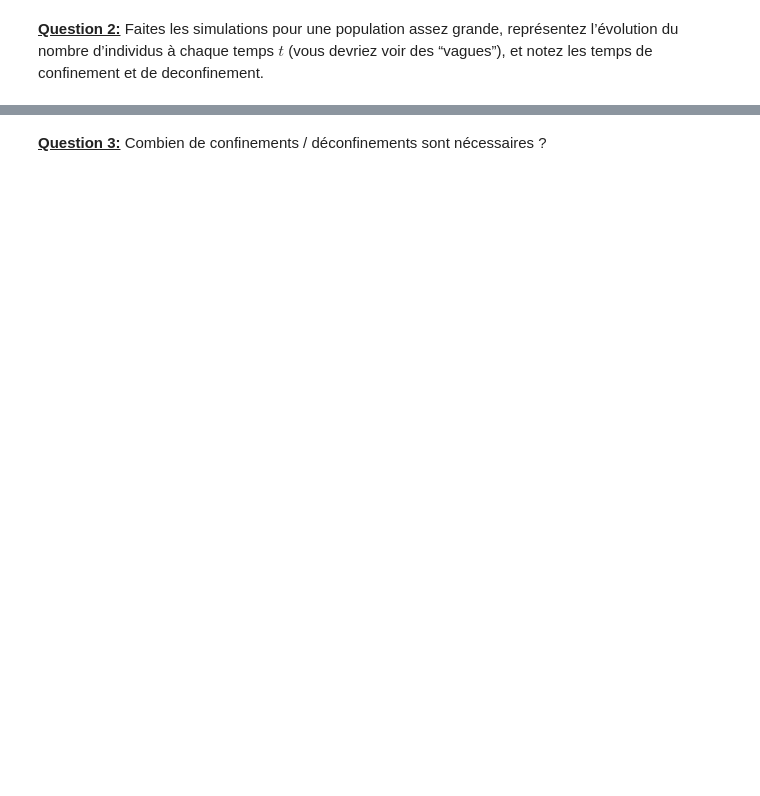
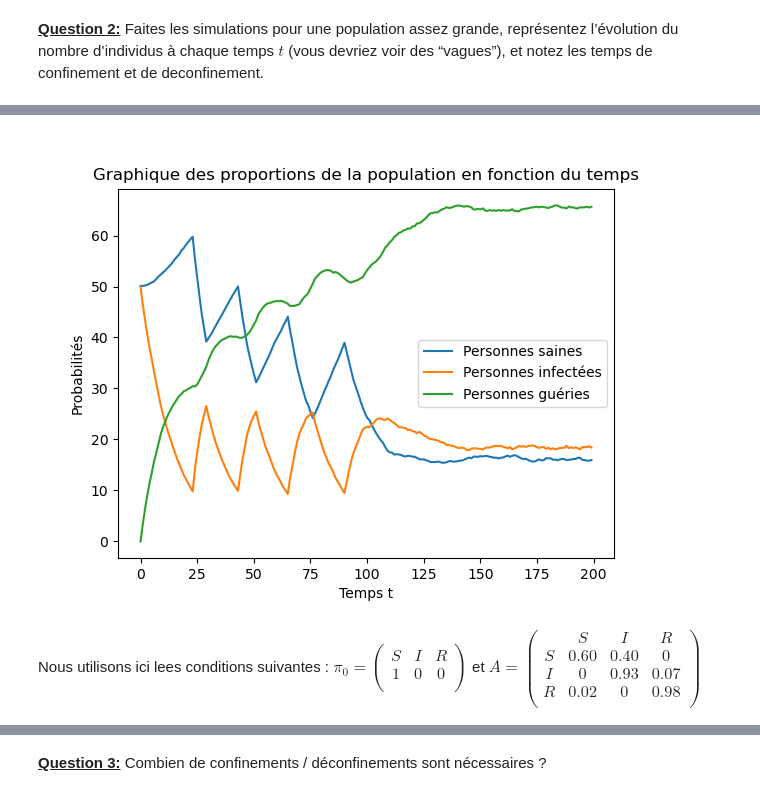
Before and after one commit to Lolikyu/Projet-3-LU3IN005-Stats, a Jupyter notebook: Rapport Projet 3 - YAZID MARSELOO.ipynb, the cells around one changed output, grey strips where cells are left out. Saved outputs shown, nothing was run; the diff lists cells and outputs as text; code cells hidden in the pictures; blank space fills up the shorter version.

```diff
--- a/Rapport Projet 3 - YAZID MARSELOO.ipynb
+++ b/Rapport Projet 3 - YAZID MARSELOO.ipynb
@@ -1583,0 +1719,14 @@ Image(filename="Graph_Partie4.png")
+# %%
+matrice_transition_confinement = matrice_transition_modele2
+
+pi_0_confinement = np.array([0.50,
+                             0.50,
+                             0.00])
+# %%
+liste_sequence_confinement = genere_liste_sequence_confinement(pi_0_confinement, matrice_transition_confinement, 10000, 200)
+liste_pourcentage_confinement = pourcentage_liste_sequence(liste_sequence_confinement)
+
+affiche_graphe_multi(liste_pourcentage_confinement, nom_fig="Graph_Partie4_3.png", loc_legend="center right")
+Image(filename="Graph_Partie4_3.png")
+# %% [output]
+[figure, added]
@@ -1583,0 +1739,20 @@ Image(filename="Graph_Partie4.png")
+# %% [markdown]
+<pr>
+Nous utilisons ici lees conditions suivantes :
+$
+π_0 =
+\begin{pmatrix}
+   S &    I &    R \\
+1 & 0 &    0 \\
+\end{pmatrix}
+$
+et
+$A =
+\begin{pmatrix}
+  &    S &    I &    R \\
+S & 0.60 & 0.40 &    0 \\
+I &    0 & 0.93 & 0.07 \\
+R & 0.02 &    0 & 0.98 \\
+\end{pmatrix}
+$
+</pr>
```
Also changed, not shown: parts of 40 cells of this notebook, 31 other files.
